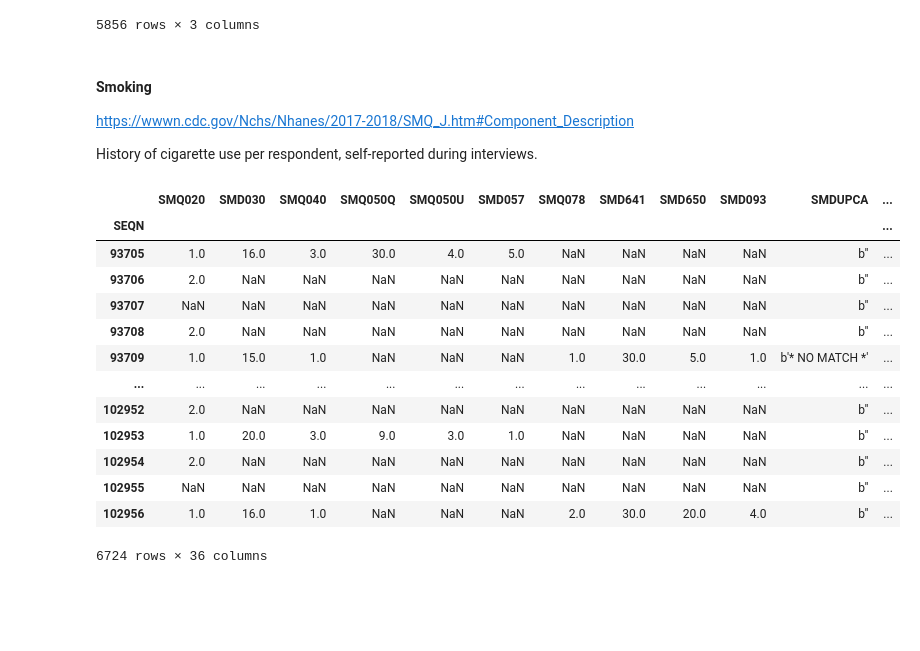
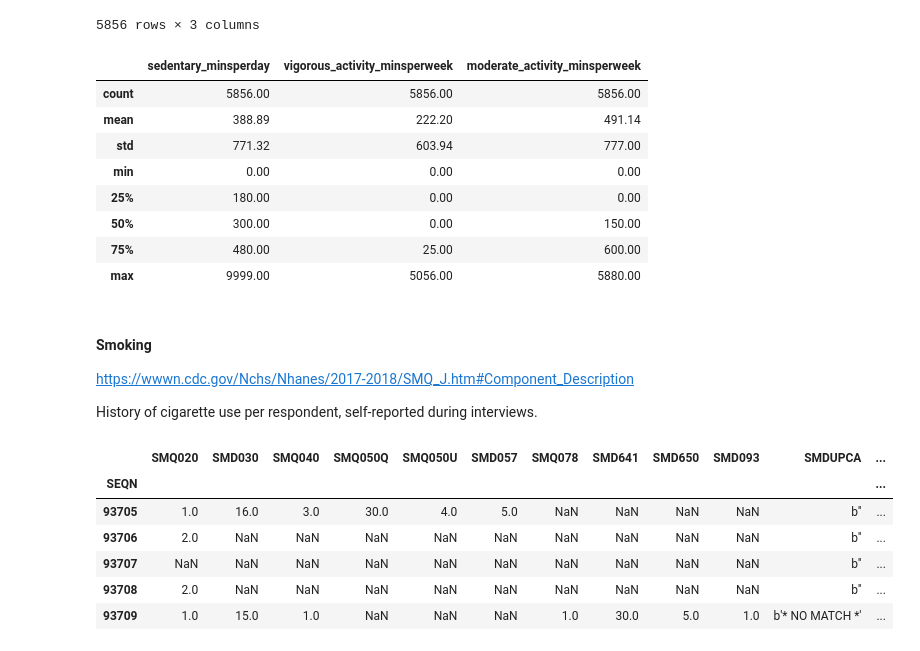
Before and after one commit to kcoop610/diabetes-diagnostic-classification-model, a Jupyter notebook: report.ipynb, the cells around one changed output. Saved outputs shown, nothing was run; the diff lists cells and outputs as text; code cells hidden in the pictures; blank space fills up the shorter version.

```diff
--- a/report.ipynb
+++ b/report.ipynb
@@ -915,6 +1263,18 @@ keep_activity2
 | 102954 | 600.0 | 0.0 | 60.0 |
 | 102956 | 720.0 | 0.0 | 0.0 |
 5856 rows × 3 columns
+# %%
+keep_activity2.describe().round(2)
+# %% [output]
+|  | sedentary_minsperday | vigorous_activity_minsperweek | moderate_activity_minsperweek |
+| count | 5856.00 | 5856.00 | 5856.00 |
+| mean | 388.89 | 222.20 | 491.14 |
+| std | 771.32 | 603.94 | 777.00 |
+| min | 0.00 | 0.00 | 0.00 |
+| 25% | 180.00 | 0.00 | 0.00 |
+| 50% | 300.00 | 0.00 | 150.00 |
+| 75% | 480.00 | 25.00 | 600.00 |
+| max | 9999.00 | 5056.00 | 5880.00 |
 # %% [markdown]
 #### Smoking
 
@@ -922,21 +1282,14 @@ https://wwwn.cdc.gov/Nchs/Nhanes/2017-2018/SMQ_J.htm#Component_Description
 
 History of cigarette use per respondent, self-reported during interviews.
 # %%
-smoking
+smoking.head()
 # %% [output]
 |  | SMQ020 | SMD030 | SMQ040 | SMQ050Q | SMQ050U | SMD057 | SMQ078 | SMD641 | SMD650 | SMD093 | SMDUPCA | ... |
 | SEQN |  |  |  |  |  |  |  |  |  |  |  | ... |
 | 93705 | 1.0 | 16.0 | 3.0 | 30.0 | 4.0 | 5.0 | NaN | NaN | NaN | NaN | b'' | ... |
 | 93706 | 2.0 | NaN | NaN | NaN | NaN | NaN | NaN | NaN | NaN | NaN | b'' | ... |
 | 93707 | NaN | NaN | NaN | NaN | NaN | NaN | NaN | NaN | NaN | NaN | b'' | ... |
 | 93708 | 2.0 | NaN | NaN | NaN | NaN | NaN | NaN | NaN | NaN | NaN | b'' | ... |
 | 93709 | 1.0 | 15.0 | 1.0 | NaN | NaN | NaN | 1.0 | 30.0 | 5.0 | 1.0 | b'* NO MATCH *' | ... |
-| ... | ... | ... | ... | ... | ... | ... | ... | ... | ... | ... | ... | ... |
-| 102952 | 2.0 | NaN | NaN | NaN | NaN | NaN | NaN | NaN | NaN | NaN | b'' | ... |
-| 102953 | 1.0 | 20.0 | 3.0 | 9.0 | 3.0 | 1.0 | NaN | NaN | NaN | NaN | b'' | ... |
-| 102954 | 2.0 | NaN | NaN | NaN | NaN | NaN | NaN | NaN | NaN | NaN | b'' | ... |
-| 102955 | NaN | NaN | NaN | NaN | NaN | NaN | NaN | NaN | NaN | NaN | b'' | ... |
-| 102956 | 1.0 | 16.0 | 1.0 | NaN | NaN | NaN | 2.0 | 30.0 | 20.0 | 4.0 | b'' | ... |
-6724 rows × 36 columns
 # %%
 keepcols_smoking = ['SMQ020', 'SMQ040', 'SMQ905', 'SMQ915']
```
Also changed, not shown: parts of 153 cells of this notebook.
